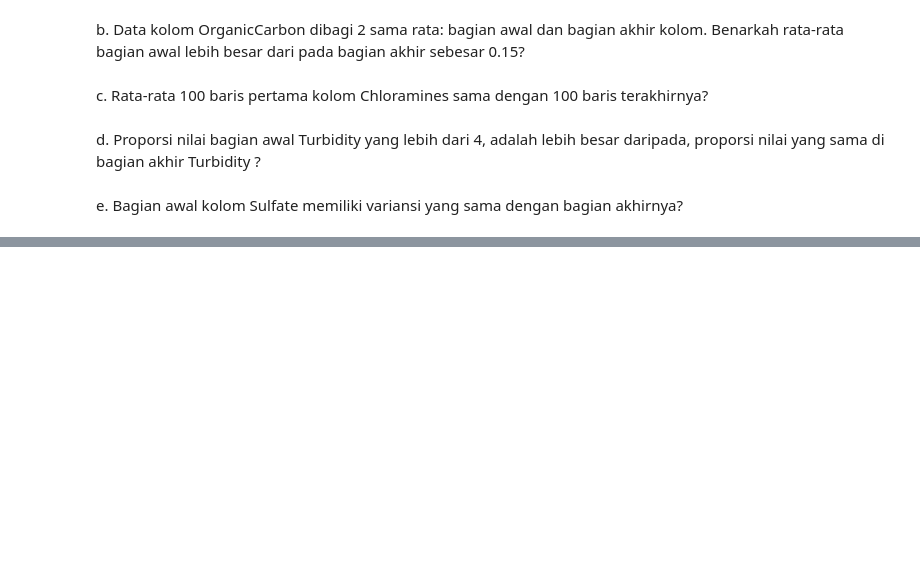
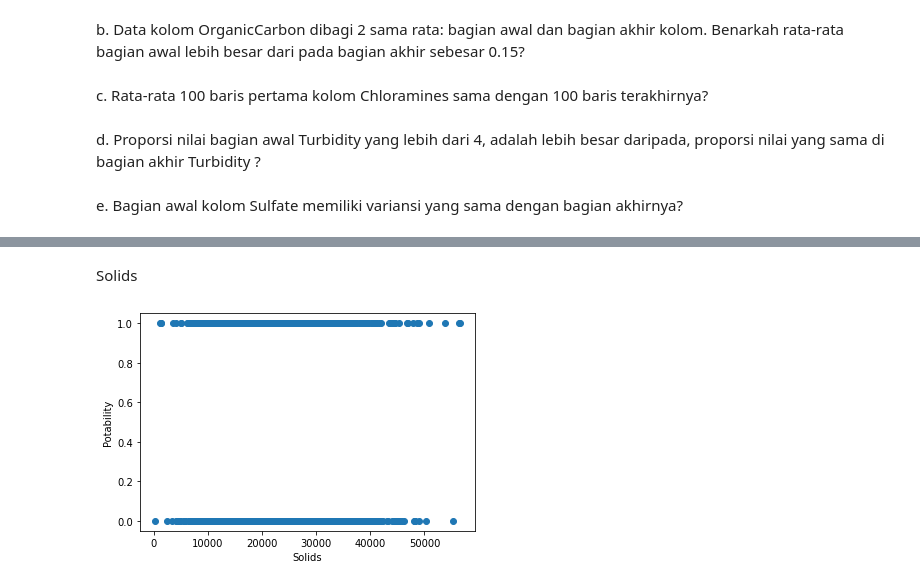
Before and after one commit to clauculus/probstat-analysis, a Jupyter notebook: K01-T1-IF2220-13520073.ipynb, the cells around one changed output, grey strips where cells are left out. Saved outputs shown, nothing was run; the diff lists cells and outputs as text; code cells hidden in the pictures; blank space fills up the shorter version.

```diff
--- a/K01-T1-IF2220-13520073.ipynb
+++ b/K01-T1-IF2220-13520073.ipynb
@@ -102,0 +188,11 @@ dengan menggambarkan juga scatter plot nya. Gunakan correlation test.
+# %% [markdown]
+Solids
+# %%
+plt.scatter(x = df["Solids"],y = df["Potability"])
+plt.xlabel("Solids")
+plt.ylabel("Potability")
+plt.show()
+
+print("Correlation: " + str((df["Solids"].corr(df["Potability"]))))
+# %% [output]
+[figure, added]
```
Also changed, not shown: parts of 22 cells of this notebook.
